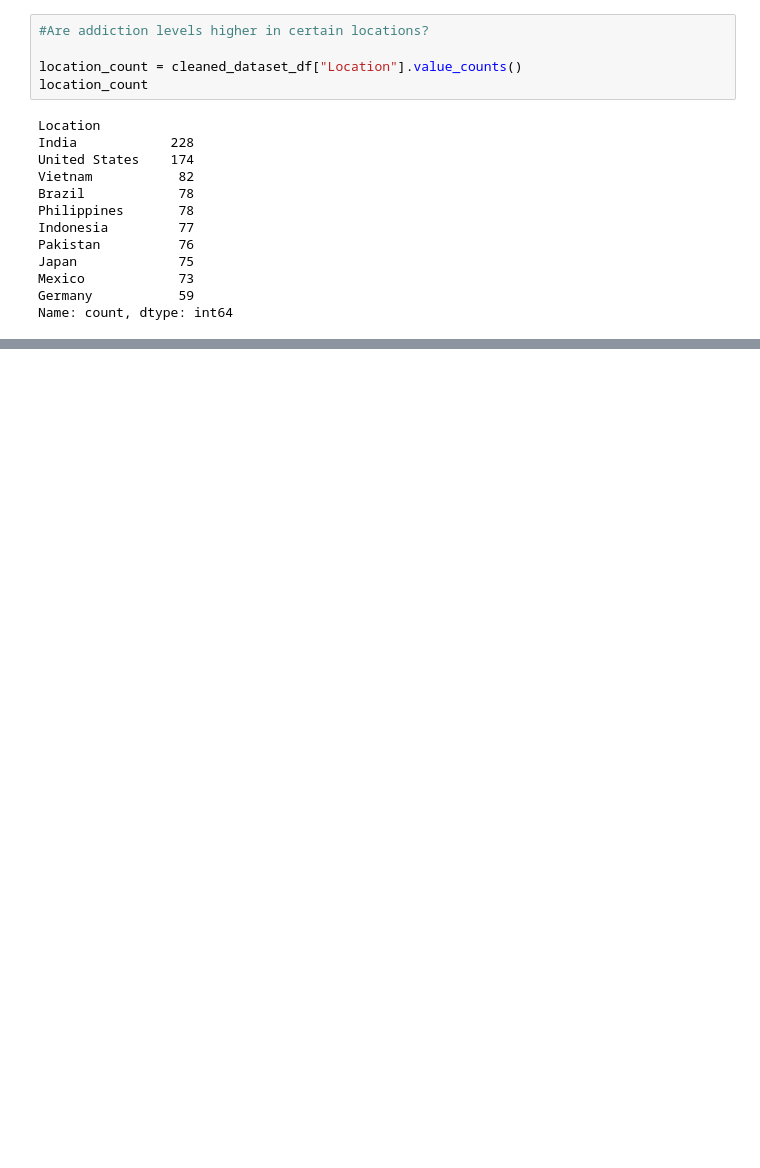
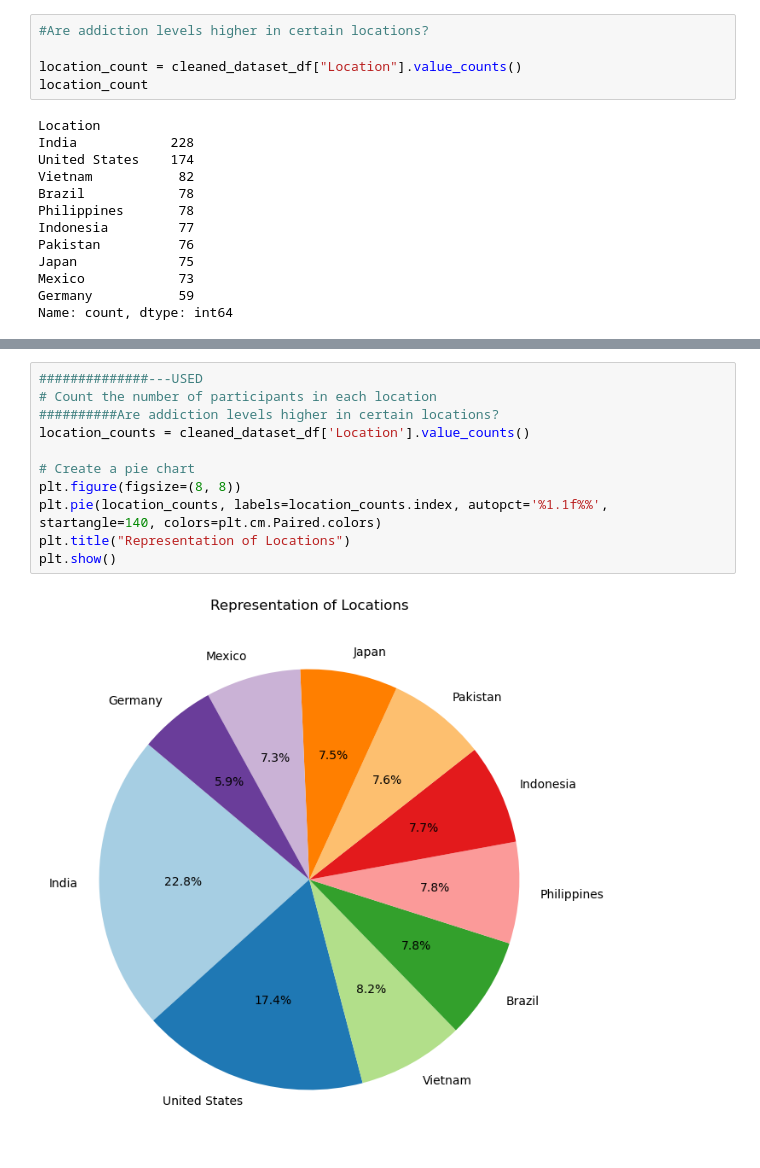
Before and after one commit to wrighang/project_01_team_11, a Jupyter notebook: angelina.ipynb, the cells around one changed output, grey strips where cells are left out. Drawn from its saved outputs; the diff is of its cells as text; blank space fills up the shorter version.

```diff
--- a/angelina.ipynb
+++ b/angelina.ipynb
@@ -603,0 +367,13 @@ plt.show()
+# %%
+##############---USED
+# Count the number of participants in each location
+##########Are addiction levels higher in certain locations?
+location_counts = cleaned_dataset_df['Location'].value_counts()
+
+# Create a pie chart
+plt.figure(figsize=(8, 8))
+plt.pie(location_counts, labels=location_counts.index, autopct='%1.1f%%', startangle=140, colors=plt.cm.Paired.colors)
+plt.title("Representation of Locations")
+plt.show()
+# %% [output]
+[figure, added]
```
Also changed, not shown: parts of 57 cells of this notebook.
